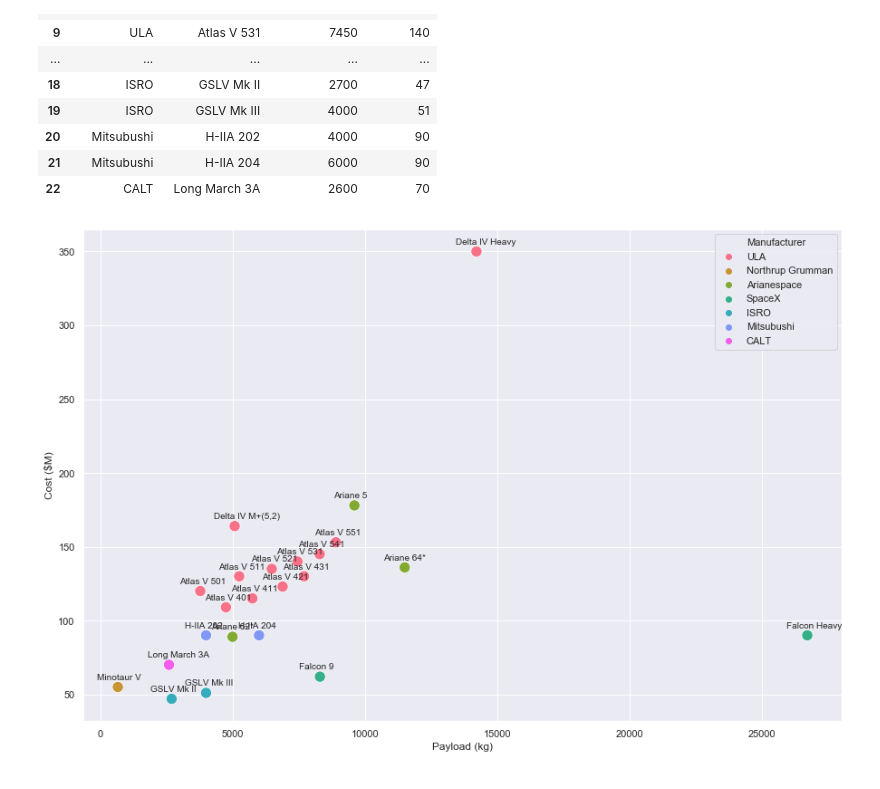
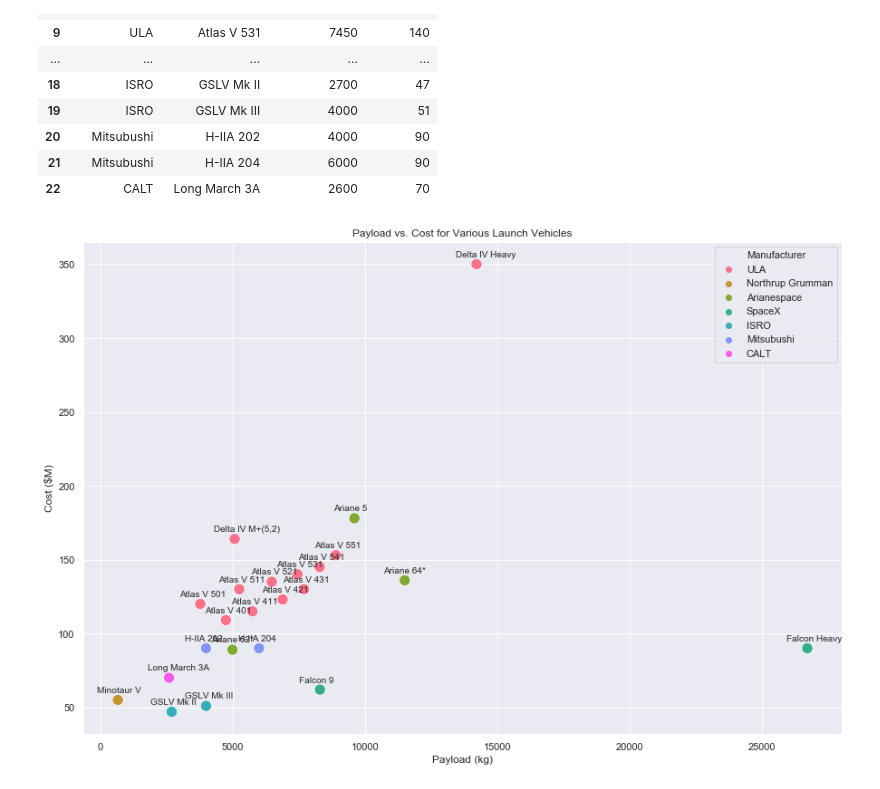
Before and after one commit to candaceyee/Space-Based-Solar, a Jupyter notebook: current_launch_systems.ipynb, the cells around one changed output. Drawn from its saved outputs; the diff is of its cells as text; code cells hidden in the pictures.

Commit message:
changed image

```diff
--- a/current_launch_systems.ipynb
+++ b/current_launch_systems.ipynb
@@ -267,9 +267,10 @@ launch_cost_v_payload
 # %%
 sns.set_palette('husl')
 fig = plt.figure(figsize = (15,10))
 ax = sns.scatterplot('Payload (GTO)', 'Cost ($M)', data = launch_cost_v_payload, hue = 'Manufacturer', s = 150)
 plt.xlabel('Payload (kg)');
+plt.title('Payload vs. Cost for Various Launch Vehicles');
 for idx, data in launch_cost_v_payload.iterrows():
     ax.text(data['Payload (GTO)'] - 800, data['Cost ($M)'] + 5, data['Launch Vehicle'], fontsize = 10)
 # %% [output]
-[figure, old version]
+[figure, new version]
```
Also changed, not shown: 1 other file.
